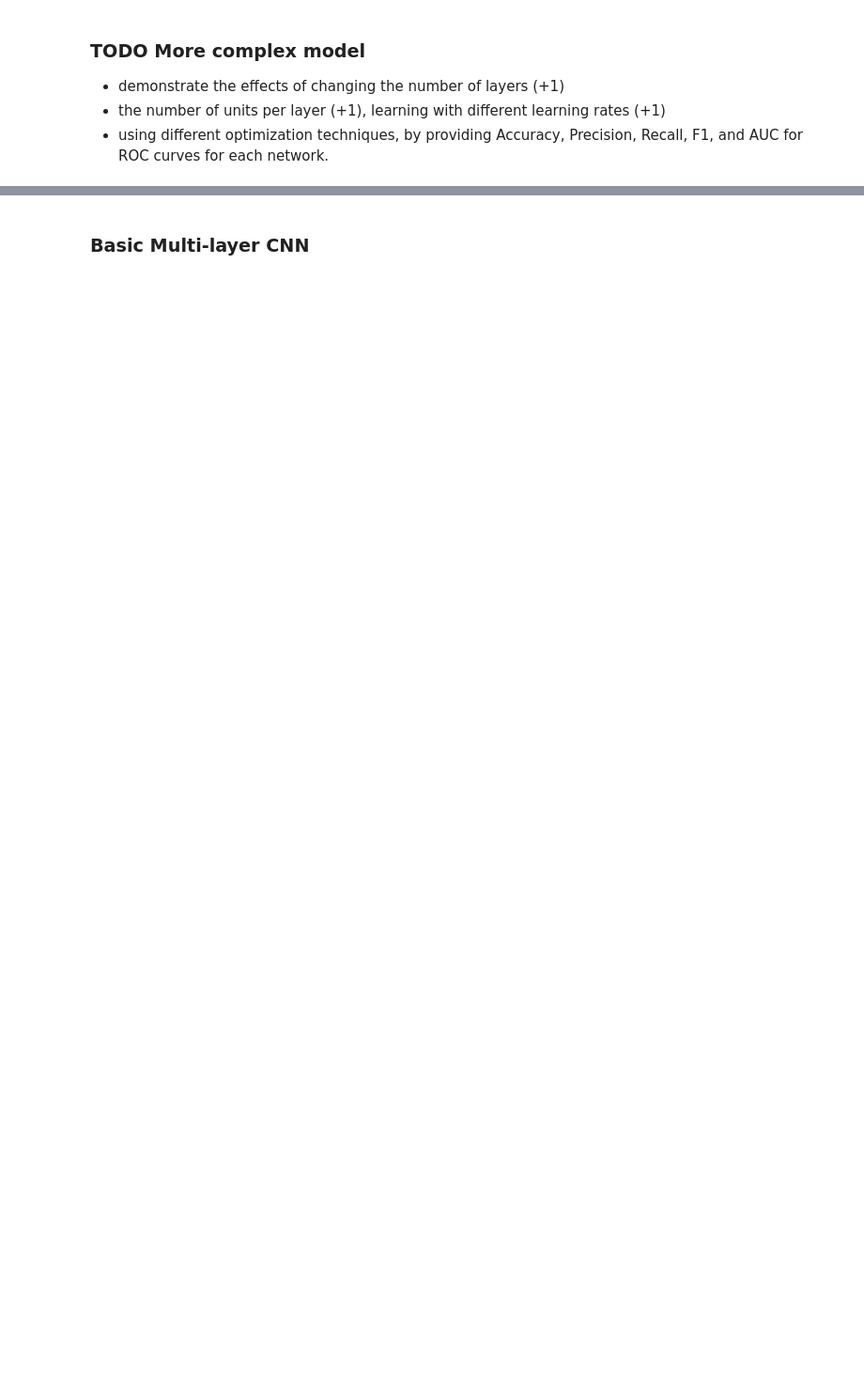
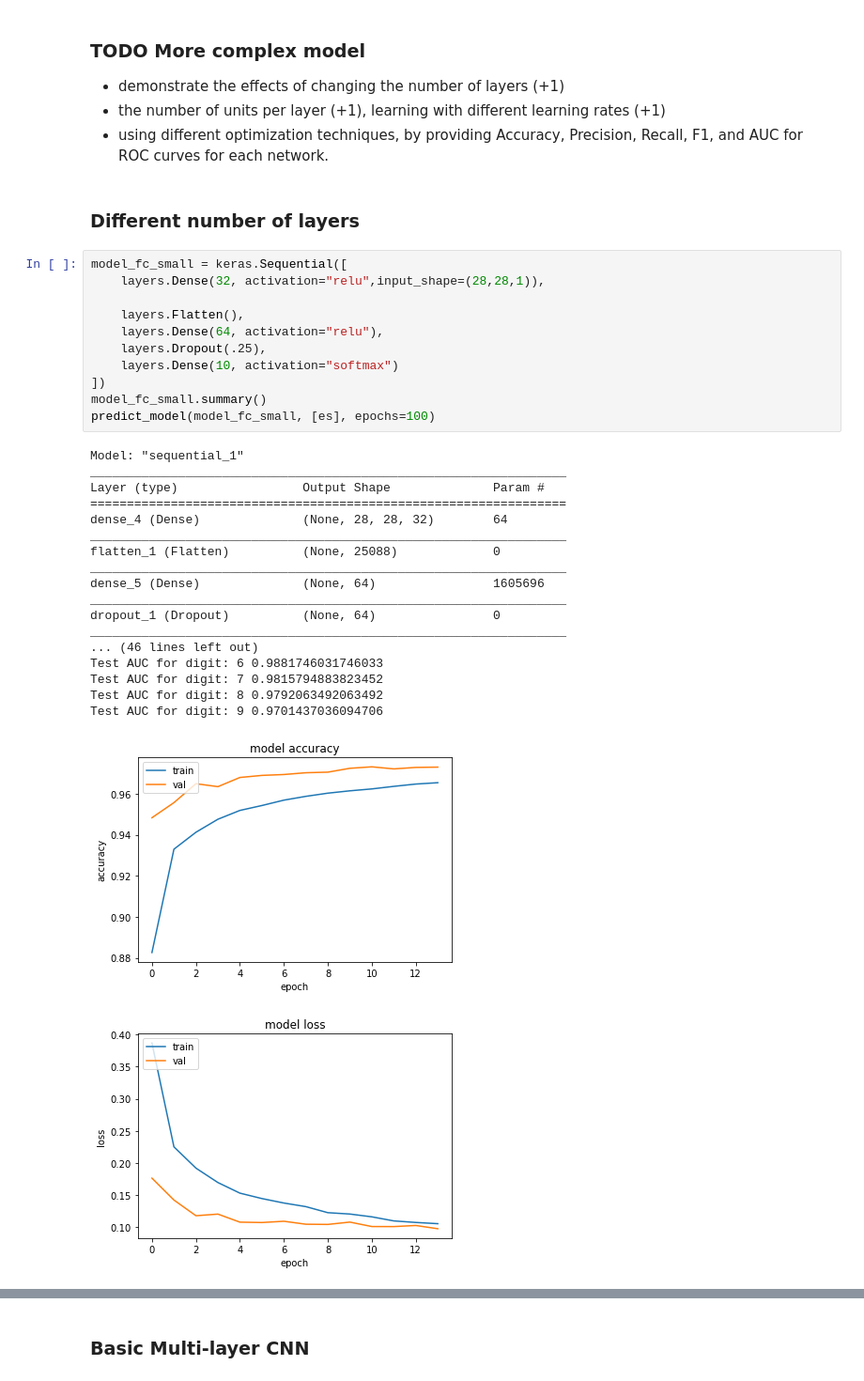
Before and after one commit to ColdBacon/Digit-recognizer, a Jupyter notebook: MNIST_Recognizer.ipynb, the cells around one changed output, grey strips where cells are left out. Shown at 94% size. Cells and saved outputs as stored; diff of their text form; blank space fills up the shorter version.

```diff
--- a/MNIST_Recognizer.ipynb
+++ b/MNIST_Recognizer.ipynb
@@ -144,3 +148,36 @@ Test AUC for digit: 9 0.9819255689001264
 - demonstrate  the  effects  of  changing  the  number  of layers  (+1)
 - the  number  of  units  per  layer  (+1),  learning  with  different  learning  rates  (+1)
 - using different  optimization  techniques,  by  providing Accuracy, Precision,  Recall,  F1, and AUC  for  ROC curves for each network.
+# %% [markdown]
+### Different number of layers
+# %%
+model_fc_small = keras.Sequential([
+    layers.Dense(32, activation="relu",input_shape=(28,28,1)),
+
+    layers.Flatten(),
+    layers.Dense(64, activation="relu"),
+    layers.Dropout(.25),
+    layers.Dense(10, activation="softmax")
+])
+model_fc_small.summary()
+predict_model(model_fc_small, [es], epochs=100)
+# %% [output]
+Model: "sequential_1"
+_________________________________________________________________
+Layer (type)                 Output Shape              Param #
+=================================================================
+dense_4 (Dense)              (None, 28, 28, 32)        64
+_________________________________________________________________
+flatten_1 (Flatten)          (None, 25088)             0
+_________________________________________________________________
+dense_5 (Dense)              (None, 64)                1605696
+_________________________________________________________________
+dropout_1 (Dropout)          (None, 64)                0
+_________________________________________________________________
+... (46 lines left out)
+Test AUC for digit: 6 0.9881746031746033
+Test AUC for digit: 7 0.9815794883823452
+Test AUC for digit: 8 0.9792063492063492
+Test AUC for digit: 9 0.9701437036094706
+[figure, added]
+[figure, added]
```
Also changed, not shown: parts of 31 cells of this notebook.
